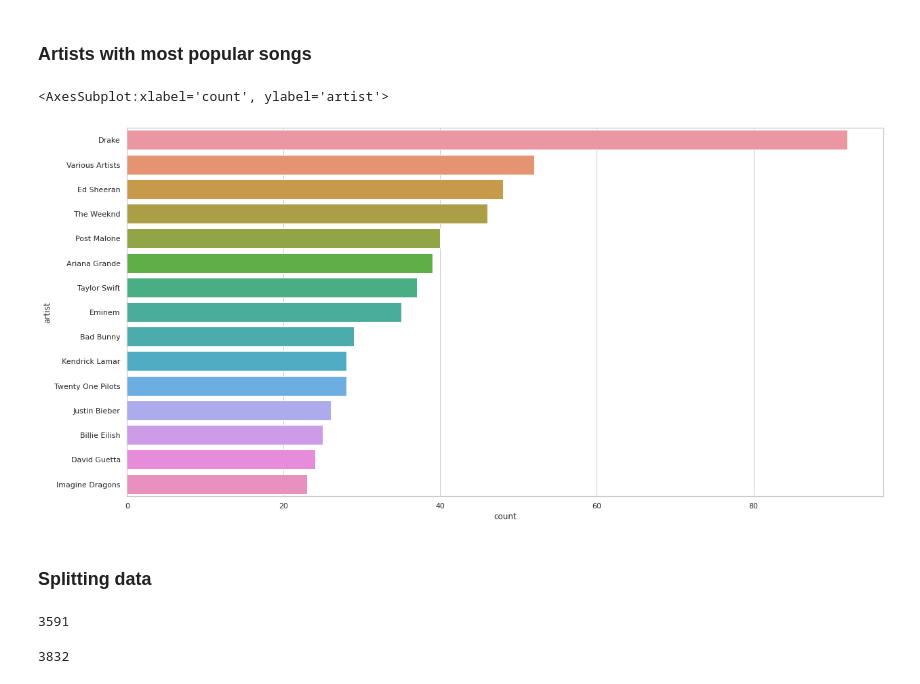
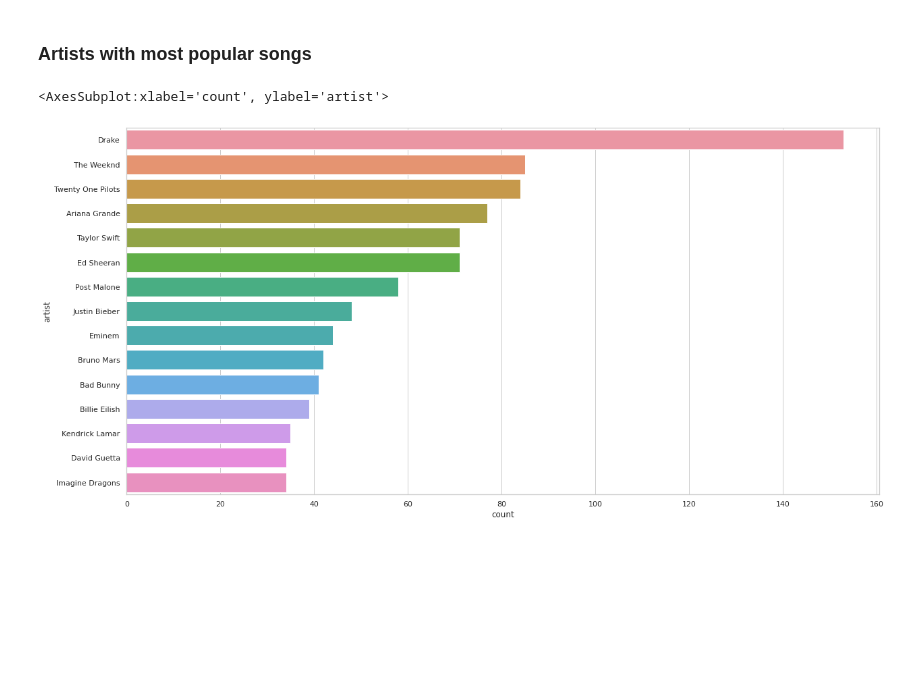
Before and after one commit to vietcheems/Music-Popularity-Analysis, a Jupyter notebook: Analysis/analysis.ipynb, the cells around one changed output. Cells and saved outputs as stored; diff of their text form; code cells hidden in the pictures; blank space fills up the shorter version.

```diff
--- a/Analysis/analysis.ipynb
+++ b/Analysis/analysis.ipynb
@@ -8,11 +8,12 @@ sns.set_theme(style="whitegrid")
 # %% [markdown]
 ### Import data
 # %%
-df = pd.read_csv("final_converted.csv", sep="\t")
+df = pd.read_csv("full.csv")
+df_with_genre = pd.read_csv("full_with_genre.csv")
 # df = df[df["view"] > 1e6]
 # len(df)
 print(df.columns)
-df.head()
+df.head(2)
 # %% [output]
 Index(['track', 'track_id', 'artist', 'album', 'sp_release_date', 'duration',
        'explicit', 'danceability', 'energy', 'key', 'loudness', 'mode',
@@ -259,17 +322,8 @@ NameError: name 'stat_dict' is not defined
 ### Artists with most popular songs
 # %%
 plt.figure(figsize=(20, 10))
-sns.countplot(y="artist", data=df, order=df['artist'].value_counts().index[0:15])
+df_no_various_artist = df[df["artist"] != "Various Artists"]
+sns.countplot(y="artist", data=df_no_various_artist, order=df_no_various_artist['artist'].value_counts().index[0:15])
 # %% [output]
 <AxesSubplot:xlabel='count', ylabel='artist'>
-[figure, old version]
+[figure, new version]
-# %% [markdown]
-### Splitting data
-# %%
-len(df[df["playcount"] < 500000000])
-# %% [output]
-3591
-# %%
-len(df[df["view"] < 500000000])
-# %% [output]
-3832
```
Also changed, not shown: parts of 58 cells of this notebook.
